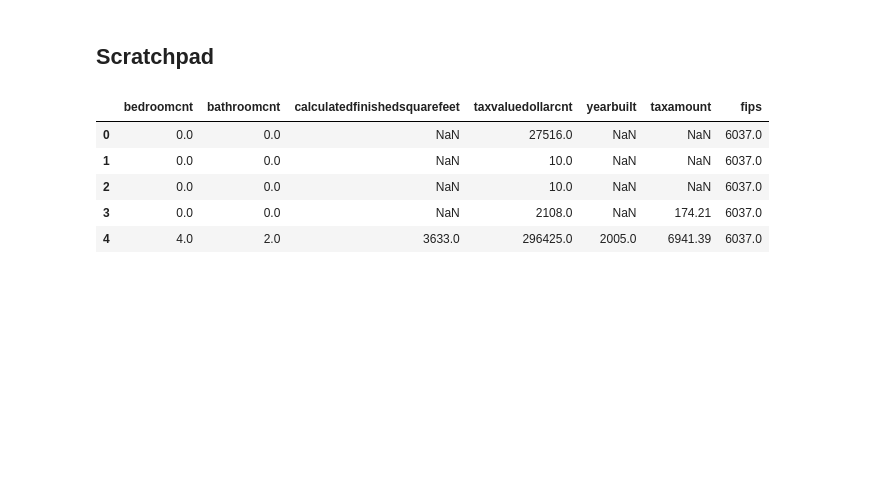
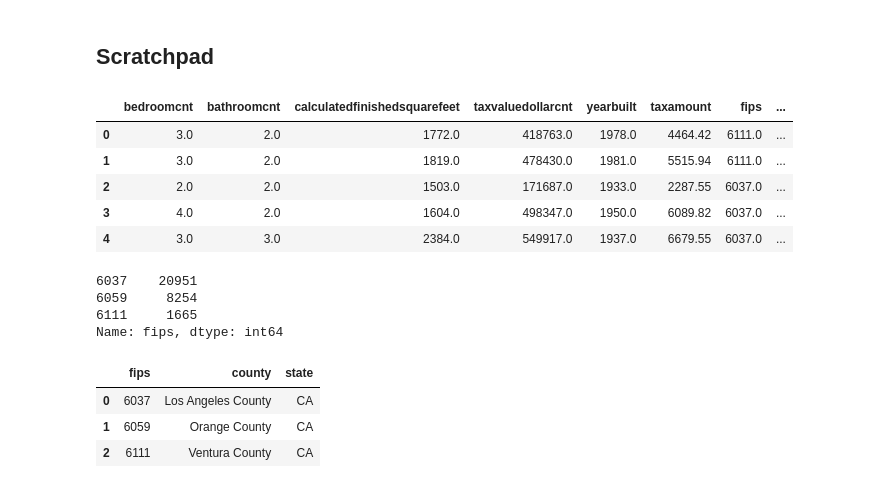
Before and after one commit to jeffakins/zillow_2017_project, a Jupyter notebook: scratchpad_notebook.ipynb, the cells around one changed output. Saved outputs shown, nothing was run; the diff lists cells and outputs as text; code cells hidden in the pictures; blank space fills up the shorter version.

Commit message:
Updates to zillow project

```diff
--- a/scratchpad_notebook.ipynb
+++ b/scratchpad_notebook.ipynb
@@ -57,10 +9,30 @@ def get_zipcode_data():
 # %%
-zillow = get_zillow_data()
+zillow = zw.get_zillow_data()
 zillow.head()
 # %% [output]
-|  | bedroomcnt | bathroomcnt | calculatedfinishedsquarefeet | taxvaluedollarcnt | yearbuilt | taxamount | fips |
-| 0 | 0.0 | 0.0 | NaN | 27516.0 | NaN | NaN | 6037.0 |
-| 1 | 0.0 | 0.0 | NaN | 10.0 | NaN | NaN | 6037.0 |
-| 2 | 0.0 | 0.0 | NaN | 10.0 | NaN | NaN | 6037.0 |
-| 3 | 0.0 | 0.0 | NaN | 2108.0 | NaN | 174.21 | 6037.0 |
-| 4 | 4.0 | 2.0 | 3633.0 | 296425.0 | 2005.0 | 6941.39 | 6037.0 |
+|  | bedroomcnt | bathroomcnt | calculatedfinishedsquarefeet | taxvaluedollarcnt | yearbuilt | taxamount | fips | ... |
+| 0 | 3.0 | 2.0 | 1772.0 | 418763.0 | 1978.0 | 4464.42 | 6111.0 | ... |
+| 1 | 3.0 | 2.0 | 1819.0 | 478430.0 | 1981.0 | 5515.94 | 6111.0 | ... |
+| 2 | 2.0 | 2.0 | 1503.0 | 171687.0 | 1933.0 | 2287.55 | 6037.0 | ... |
+| 3 | 4.0 | 2.0 | 1604.0 | 498347.0 | 1950.0 | 6089.82 | 6037.0 | ... |
+| 4 | 3.0 | 3.0 | 2384.0 | 549917.0 | 1937.0 | 6679.55 | 6037.0 | ... |
+# %%
+zillow.fips = zillow.fips.astype('int64')
+zillow.fips.value_counts()
+# %% [output]
+6037    20951
+6059     8254
+6111     1665
+Name: fips, dtype: int64
+# %%
+fips = {'fips': [6037, 6059, 6111],
+       'county': ['Los Angeles County', 'Orange County', 'Ventura County'],
+       'state': ['CA', 'CA', 'CA']}
+
+fips_name = pd.DataFrame(data=fips)
+fips_name
+# %% [output]
+|  | fips | county | state |
+| 0 | 6037 | Los Angeles County | CA |
+| 1 | 6059 | Orange County | CA |
+| 2 | 6111 | Ventura County | CA |
```
Also changed, not shown: parts of 14 cells of this notebook, 3 other files.
